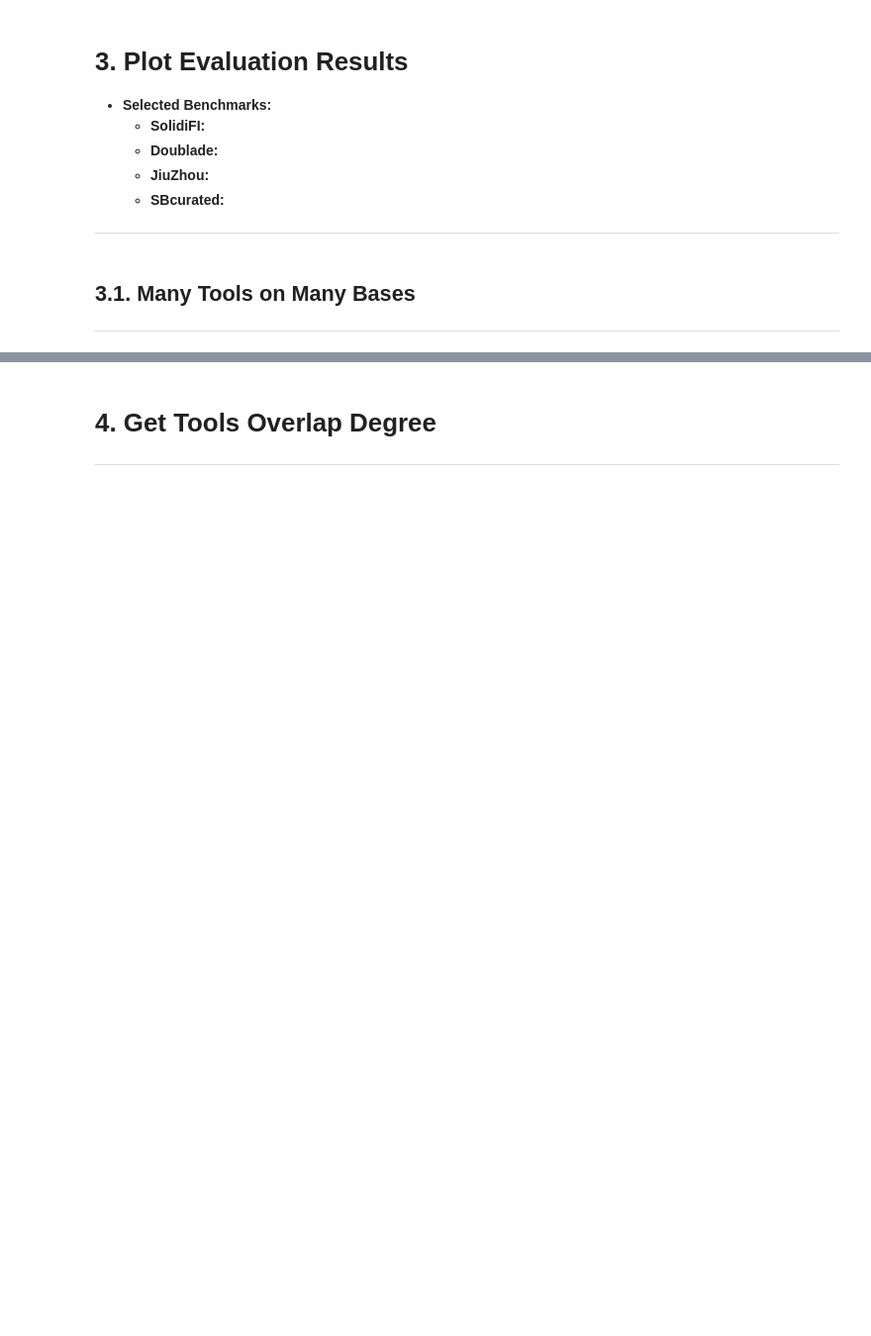
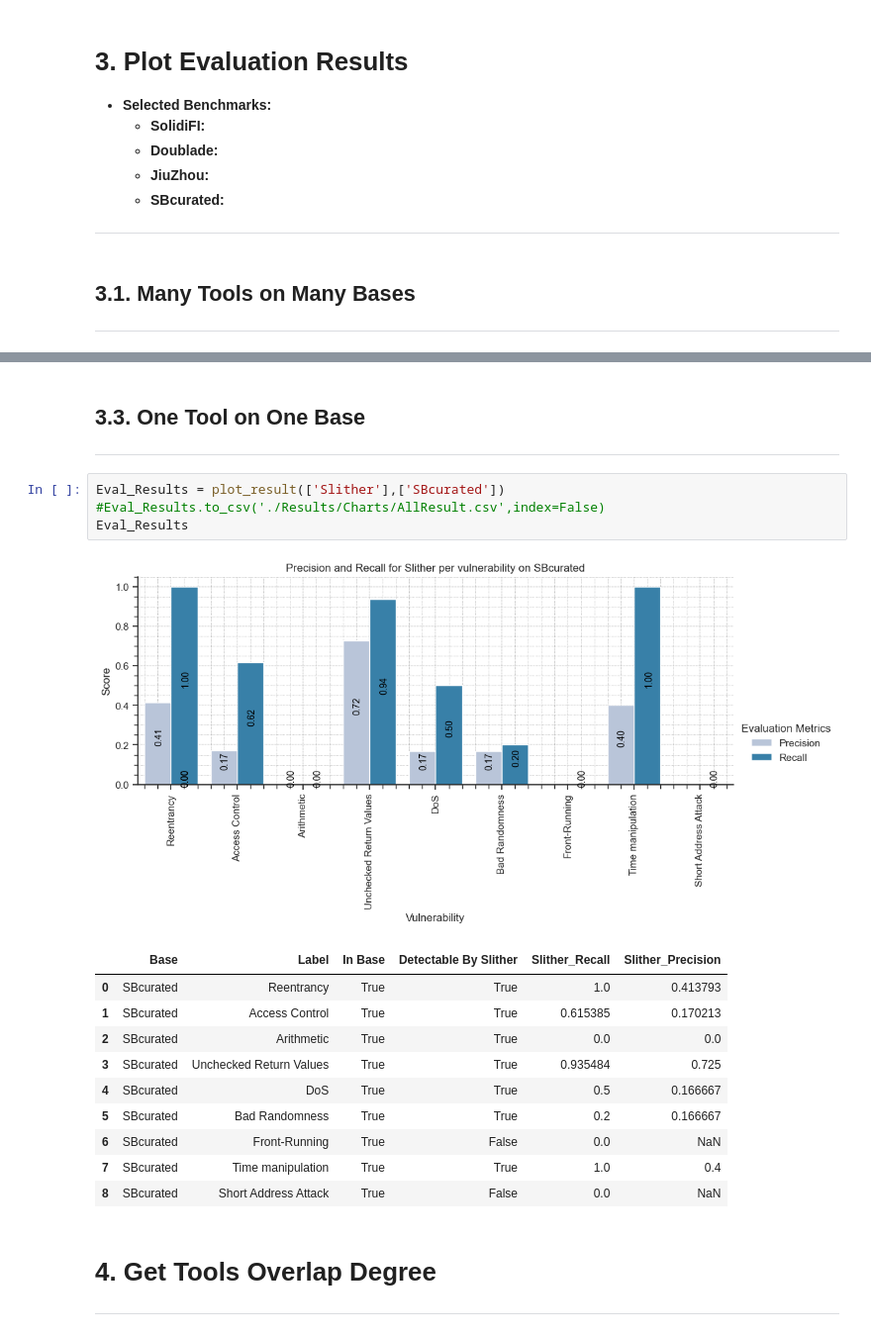
Before and after one commit to MultiTagging/MultiTagging_Refiner_Demo, a Jupyter notebook: MultiTagging.ipynb, the cells around one changed output, grey strips where cells are left out. Shown at 99% size. Saved outputs shown, nothing was run; the diff lists cells and outputs as text; blank space fills up the shorter version.

```diff
--- a/MultiTagging.ipynb
+++ b/MultiTagging.ipynb
@@ -957,3 +977,22 @@ Eval_Results
+# %% [markdown]
+## **3.3. One Tool on One Base**
+---
+# %%
+Eval_Results = plot_result(['Slither'],['SBcurated'])
+#Eval_Results.to_csv('./Results/Charts/AllResult.csv',index=False)
+Eval_Results
+# %% [output]
+[figure, added]
+|  | Base | Label | In Base | Detectable By Slither | Slither_Recall | Slither_Precision |
+| 0 | SBcurated | Reentrancy | True | True | 1.0 | 0.413793 |
+| 1 | SBcurated | Access Control | True | True | 0.615385 | 0.170213 |
+| 2 | SBcurated | Arithmetic | True | True | 0.0 | 0.0 |
+| 3 | SBcurated | Unchecked Return Values | True | True | 0.935484 | 0.725 |
+| 4 | SBcurated | DoS | True | True | 0.5 | 0.166667 |
+| 5 | SBcurated | Bad Randomness | True | True | 0.2 | 0.166667 |
+| 6 | SBcurated | Front-Running | True | False | 0.0 | NaN |
+| 7 | SBcurated | Time manipulation | True | True | 1.0 | 0.4 |
+| 8 | SBcurated | Short Address Attack | True | False | 0.0 | NaN |
 # %% [markdown]
 # **4. Get Tools Overlap Degree**
 ---
```
Also changed, not shown: parts of 3 cells of this notebook, 6 other files.
